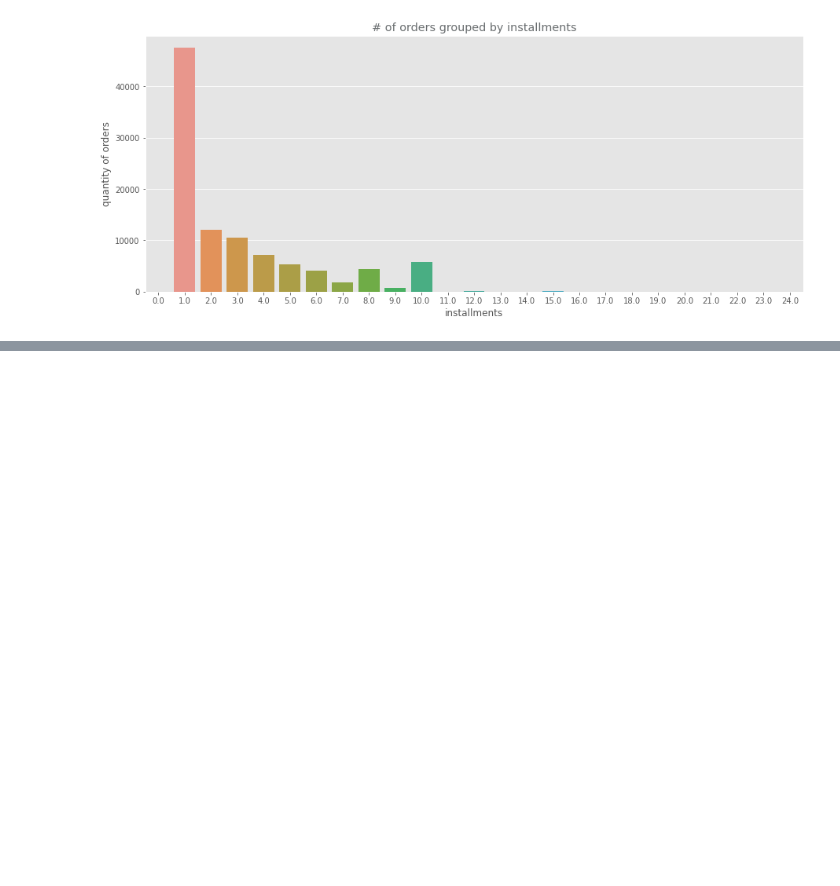
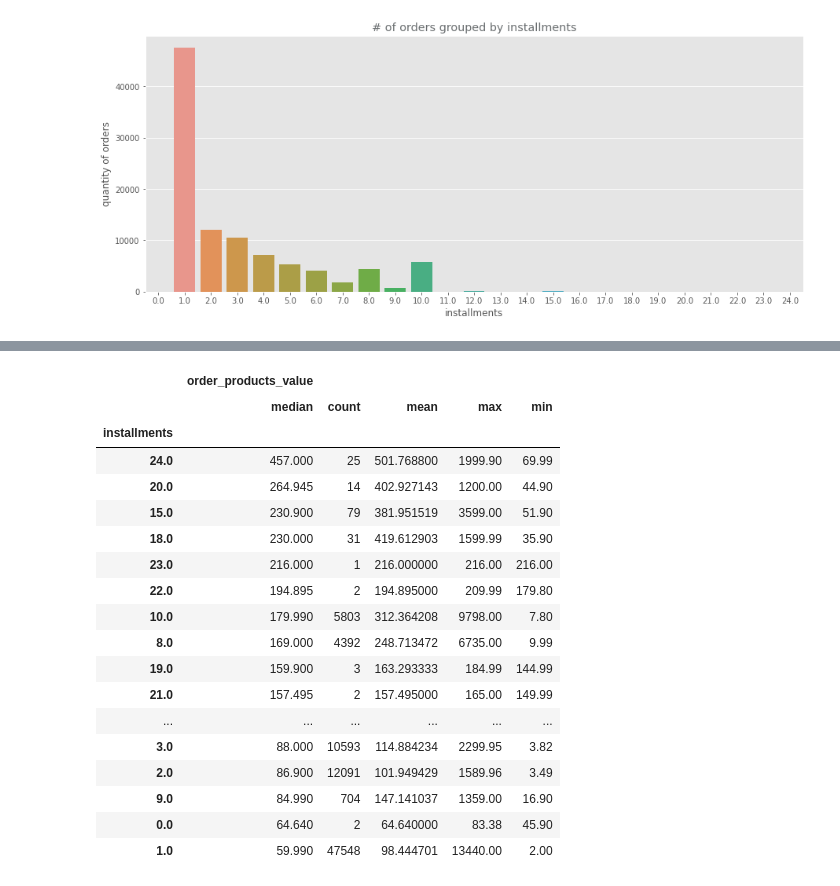
Before and after one commit to rimellegari/e-commerce, a Jupyter notebook: customer.ipynb, the cells around one changed output, grey strips where cells are left out. Cells and saved outputs as stored; diff of their text form; code cells hidden in the pictures; blank space fills up the shorter version.

```diff
--- a/customer.ipynb
+++ b/customer.ipynb
@@ -506,0 +496,25 @@ Index(['order_id', 'order_status', 'order_products_value',
+# %%
+grouped_installments = (df_olist.groupby('installments')[['order_products_value']]
+                            .agg({'order_products_value':['median', 'count', 'mean','max','min']})).sort_values(by=('order_products_value','median'), ascending=False)
+
+grouped_installments
+# %% [output]
+|  | order_products_value |  |  |  |  |
+|  | median | count | mean | max | min |
+| installments |  |  |  |  |  |
+| 24.0 | 457.000 | 25 | 501.768800 | 1999.90 | 69.99 |
+| 20.0 | 264.945 | 14 | 402.927143 | 1200.00 | 44.90 |
+| 15.0 | 230.900 | 79 | 381.951519 | 3599.00 | 51.90 |
+| 18.0 | 230.000 | 31 | 419.612903 | 1599.99 | 35.90 |
+| 23.0 | 216.000 | 1 | 216.000000 | 216.00 | 216.00 |
+| 22.0 | 194.895 | 2 | 194.895000 | 209.99 | 179.80 |
+| 10.0 | 179.990 | 5803 | 312.364208 | 9798.00 | 7.80 |
+| 8.0 | 169.000 | 4392 | 248.713472 | 6735.00 | 9.99 |
+| 19.0 | 159.900 | 3 | 163.293333 | 184.99 | 144.99 |
+| 21.0 | 157.495 | 2 | 157.495000 | 165.00 | 149.99 |
+| ... | ... | ... | ... | ... | ... |
+| 3.0 | 88.000 | 10593 | 114.884234 | 2299.95 | 3.82 |
+| 2.0 | 86.900 | 12091 | 101.949429 | 1589.96 | 3.49 |
+| 9.0 | 84.990 | 704 | 147.141037 | 1359.00 | 16.90 |
+| 0.0 | 64.640 | 2 | 64.640000 | 83.38 | 45.90 |
+| 1.0 | 59.990 | 47548 | 98.444701 | 13440.00 | 2.00 |
```
Also changed, not shown: parts of 17 cells of this notebook.
